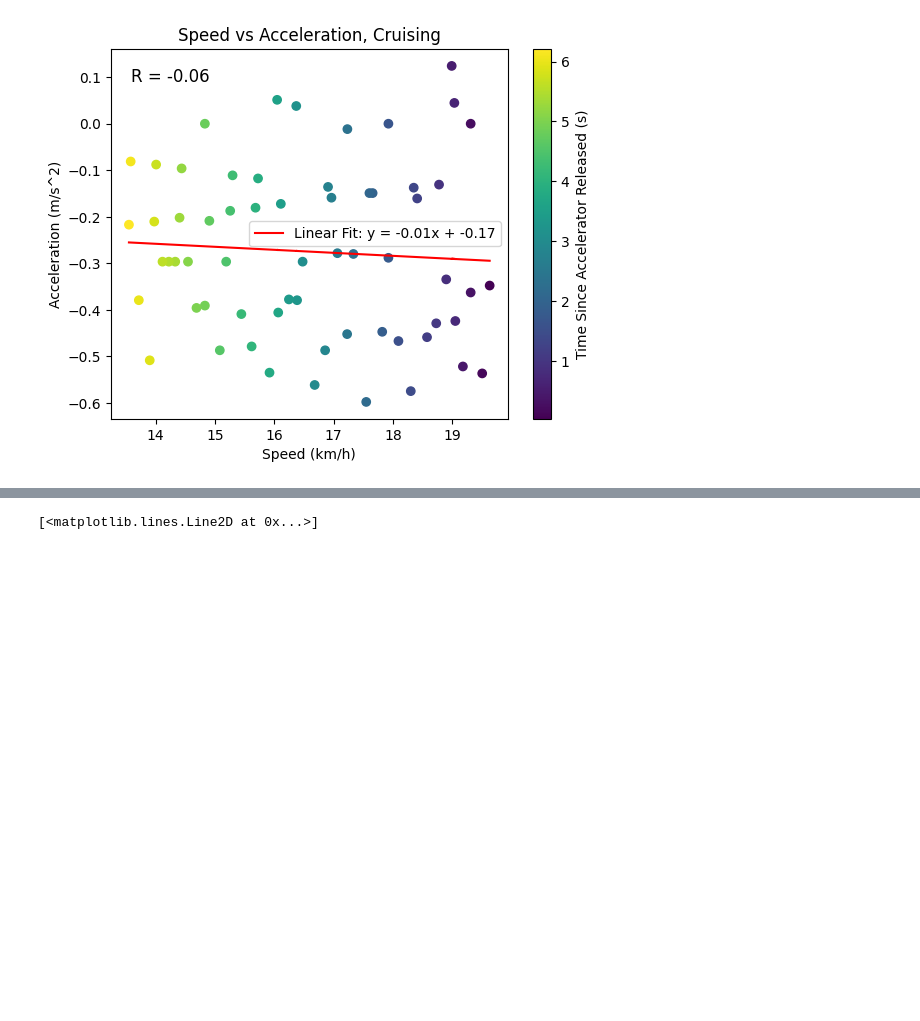
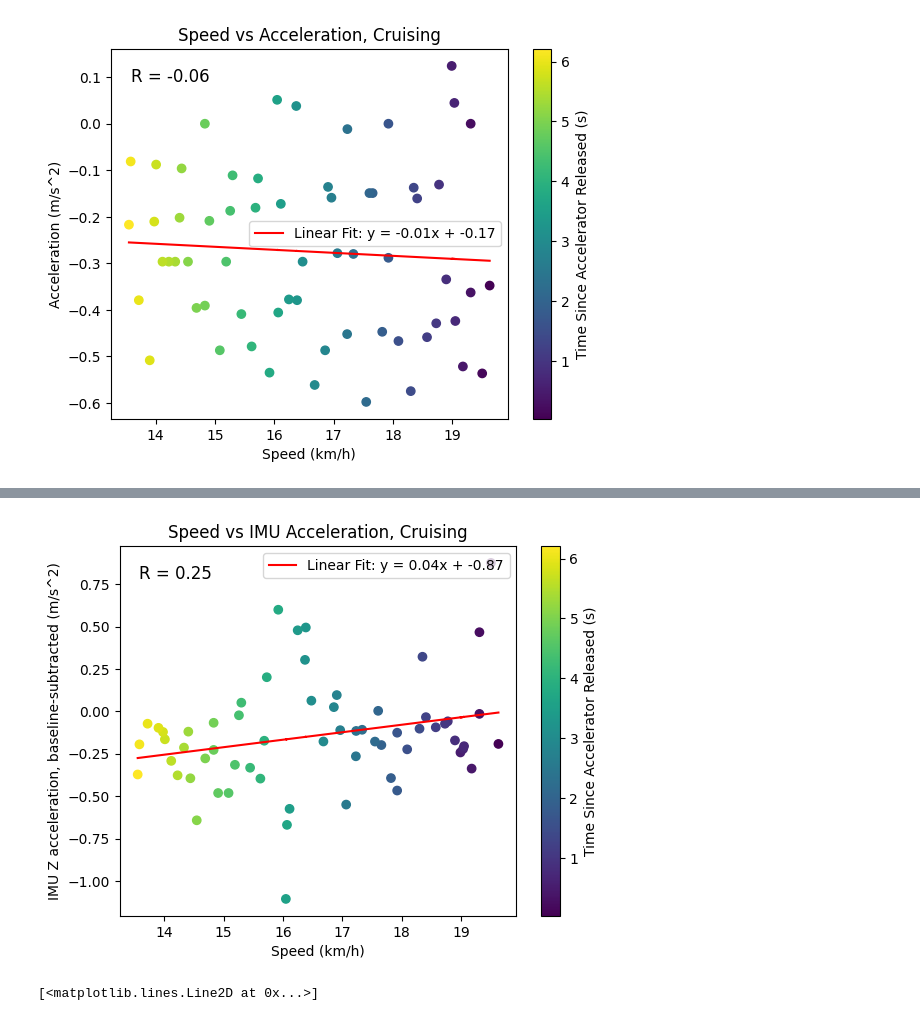
Before and after one commit to UBC-Solar/data_analysis, a Jupyter notebook: motor_analysis/motor_testing_april_6.ipynb, the cells around one changed output, grey strips where cells are left out. Drawn from its saved outputs; the diff is of its cells as text; code cells hidden in the pictures; blank space fills up the shorter version.

Commit message:
plot speed vs IMU Z baseline-subtracted accel

```diff
--- a/motor_analysis/motor_testing_april_6.ipynb
+++ b/motor_analysis/motor_testing_april_6.ipynb
@@ -167,3 +171,38 @@ plt.show()
+# %%
+imu_z: TimeSeries = client.query_time_series(start_time, stop_time, "Acceleration_Z")
+
+# period of time where car is not moving
+static_start_time = datetime.combine(test_date, cruising_test_start_utc, tzinfo=timezone.utc)
+static_stop_time = datetime.combine(test_date, cruising_test_stop_utc, tzinfo=timezone.utc)
+
+imu_z_static: TimeSeries = client.query_time_series(static_start_time, static_stop_time, "Acceleration_Z")
+z_static_accel = np.mean(imu_z_static)
+zeroed_imu_z = imu_z - z_static_accel
+
+cruising_test_start_utc = time(14 + utc_offset_h, 56)
+cruising_test_stop_utc = time(14 + utc_offset_h, 57)
+
+G = 9.81
+
+imu_cruising_acceleration = zeroed_imu_z[cruising_slice_i:cruising_slice_f]/1000*G
+# %%
+slope, intercept, r_value, p_value, std_err = stats.linregress(cruising_speed, imu_cruising_acceleration)
+
+fit_line = slope * cruising_speed + intercept
+
+plt.scatter(cruising_speed, imu_cruising_acceleration, c=time_since_cruising)
+plt.title("Speed vs IMU Acceleration, Cruising")
+plt.xlabel("Speed (km/h)")
+plt.ylabel("IMU Z acceleration, baseline-subtracted (m/s^2)")
+plt.colorbar(label="Time Since Accelerator Released (s)")
+
+plt.text(0.05, 0.95, f"R = {r_value:.2f}", transform=plt.gca().transAxes, fontsize=12, verticalalignment='top')
+
+plt.plot(cruising_speed, fit_line, color='red', label=f"Linear Fit: y = {slope:.2f}x + {intercept:.2f}")
+plt.legend()
+plt.show()
+# %% [output]
+[figure, added]
 # %%
 from scipy.signal import savgol_filter
 
```
Also changed, not shown: parts of 1 cell of this notebook, 1 other file.
